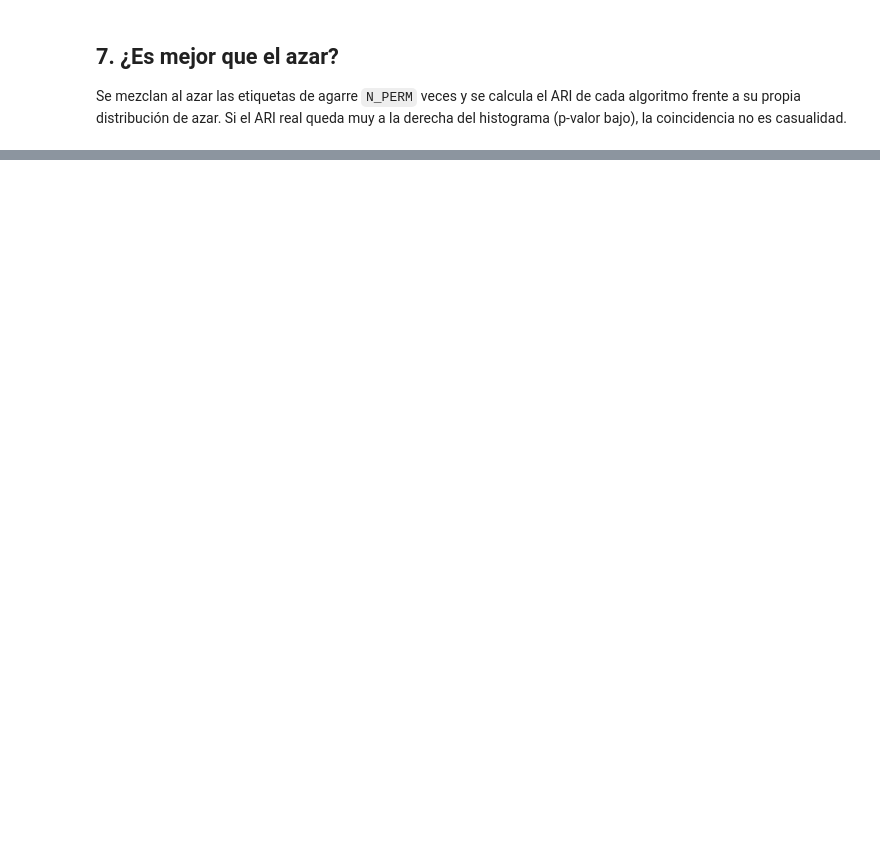
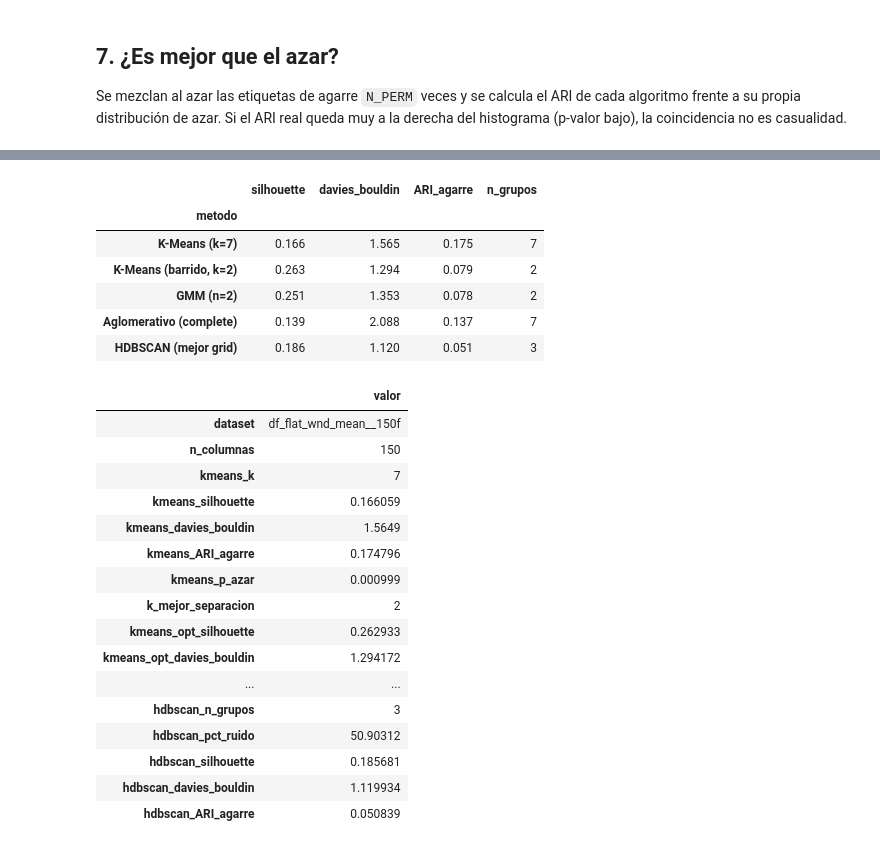
Before and after one commit to mariabda2/sEMG-ArmBand, a Jupyter notebook: notebooks/08_clustering.ipynb, the cells around one changed output, grey strips where cells are left out. Cells and saved outputs as stored; diff of their text form; code cells hidden in the pictures; blank space fills up the shorter version.

```diff
--- a/notebooks/08_clustering.ipynb
+++ b/notebooks/08_clustering.ipynb
@@ -492,13 +611,13 @@ modelos con más grupos para evitar sobreajustar). La línea punteada marca el n
 **Qué mirar:** si el mínimo del BIC cae en 7, los datos "piden" 7 grupos; si cae en un valor
 menor, algunos agarres forman familias indistinguibles.
 # %%
-gmm_df, best_n, gmm_labels, gmm_res = run_gmm(X, y, groups)
+gmm_df, best_n, gmm_labels, gmm_res = run_gmm(X, y)
 plot_gmm_bic(gmm_df, best_n)
 print(f'Mejor n_components según BIC: {best_n}  |  número de agarres: {N_CLASSES}')
 
 display(pd.Series(gmm_res).round(3).to_frame('GMM'))
-gmm_title = (f'GMM n={best_n} — ARI={gmm_res["ARI_agarre"]:.3f} | '
-             f'NMI={gmm_res["NMI_agarre"]:.3f}')
+gmm_title = (f'GMM n={best_n} — Sil={gmm_res["silhouette"]:.3f} | '
+             f'DB={gmm_res["davies_bouldin"]:.3f} | ARI={gmm_res["ARI_agarre"]:.3f}')
 plot_contingency(gmm_labels, gmm_title, 'gmm_tabla')
 plot_clusters_2d(gmm_labels, gmm_title, 'gmm_2d')
 plot_clusters_3d(gmm_labels, gmm_title, 'gmm_3d')
@@ -517,12 +644,12 @@ si difieren mucho, la decisión de agrupar depende del criterio.
 # %%
-agg_df, agg_labels, best_link = run_aglomerativo(X, y, groups, k=N_CLASSES)
+agg_df, agg_labels, best_link = run_aglomerativo(X, y, k=N_CLASSES)
 agg_best = agg_labels[best_link]
 agg_res = agg_df.loc[best_link]
 display(agg_df.round(3))
 plot_agg_linkages(agg_df)
 
-agg_title = (f'Aglomerativo ({best_link}, k={N_CLASSES}) — ARI={agg_res.ARI_agarre:.3f} | '
-             f'NMI={agg_res.NMI_agarre:.3f}')
+agg_title = (f'Aglomerativo ({best_link}, k={N_CLASSES}) — Sil={agg_res.silhouette:.3f} | '
+             f'DB={agg_res.davies_bouldin:.3f} | ARI={agg_res.ARI_agarre:.3f}')
 plot_contingency(agg_best, agg_title, 'aglomerativo_tabla')
 plot_clusters_2d(agg_best, agg_title, 'aglomerativo_2d')
 plot_clusters_3d(agg_best, agg_title, 'aglomerativo_3d')
@@ -580,38 +736,94 @@ este notebook con ese dataset y se comparan los dos `resumen.csv`.
 # %%
 etiquetas = {'kmeans': km_labels, 'gmm': gmm_labels,
              f'aglomerativo_{best_link}': agg_best}
 if best_hdb is not None:
     etiquetas['hdbscan'] = hdb_labels[best_hdb]
 assign = armar_asignaciones(df, etiquetas)
 
+# Tabla-resumen: 3 métricas + nº de grupos por método (PDF + CSV en RESULTS_DIR)
+sweep_best = sweep_df.loc[sweep_df['k'] == best_k].iloc[0]
+tabla_resumen = pd.DataFrame([
+    {'metodo': f'K-Means (k={N_CLASSES})', 'silhouette': km_res['silhouette'],
+     'davies_bouldin': km_res['davies_bouldin'], 'ARI_agarre': km_res['ARI_agarre'],
+     'n_grupos': N_CLASSES},
+    {'metodo': f'K-Means (barrido, k={best_k})', 'silhouette': sweep_best['silhouette'],
+     'davies_bouldin': sweep_best['davies_bouldin'],
+     'ARI_agarre': sweep_best['ARI_agarre'], 'n_grupos': best_k},
+    {'metodo': f'GMM (n={best_n})', 'silhouette': gmm_res['silhouette'],
+     'davies_bouldin': gmm_res['davies_bouldin'], 'ARI_agarre': gmm_res['ARI_agarre'],
+     'n_grupos': best_n},
+    {'metodo': f'Aglomerativo ({best_link})', 'silhouette': float(agg_res.silhouette),
+     'davies_bouldin': float(agg_res.davies_bouldin),
+     'ARI_agarre': float(agg_res.ARI_agarre), 'n_grupos': N_CLASSES},
+    {'metodo': 'HDBSCAN (mejor grid)',
+     'silhouette': np.nan if best_hdb is None else hdb_df.loc[best_hdb, 'silhouette'],
+     'davies_bouldin': np.nan if best_hdb is None else hdb_df.loc[best_hdb, 'davies_bouldin'],
+     'ARI_agarre': np.nan if best_hdb is None else hdb_df.loc[best_hdb, 'ARI_agarre'],
+     'n_grupos': np.nan if best_hdb is None else hdb_df.loc[best_hdb, 'n_grupos']},
+]).set_index('metodo')
+plot_resumen_metricas(tabla_resumen)
+display(tabla_resumen.round(3))
+
 resumen = {
     'dataset': DATASET_TAG,
     'n_columnas': N_FEATURES,
+    'kmeans_k': N_CLASSES,
+    'kmeans_silhouette': km_res['silhouette'],
+    'kmeans_davies_bouldin': km_res['davies_bouldin'],
     'kmeans_ARI_agarre': km_res['ARI_agarre'],
-    'kmeans_NMI_agarre': km_res['NMI_agarre'],
-    'kmeans_ARI_sujeto': km_res['ARI_sujeto'],
-    'kmeans_grupos_por_sujeto': km_res['grupos_por_sujeto'],
     'kmeans_p_azar': p_vals['K-Means'],
     'k_mejor_separacion': best_k,
+    'kmeans_opt_silhouette': sweep_best['silhouette'],
+    'kmeans_opt_davies_bouldin': sweep_best['davies_bouldin'],
+    'kmeans_opt_ARI_agarre': sweep_best['ARI_agarre'],
     'gmm_n_bic': best_n,
+    'gmm_silhouette': gmm_res['silhouette'],
+    'gmm_davies_bouldin': gmm_res['davies_bouldin'],
     'gmm_ARI_agarre': gmm_res['ARI_agarre'],
-    'gmm_NMI_agarre': gmm_res['NMI_agarre'],
     'gmm_p_azar': p_vals['GMM'],
     'agg_linkage': best_link,
+    'agg_silhouette': float(agg_res.silhouette),
+    'agg_davies_bouldin': float(agg_res.davies_bouldin),
     'agg_ARI_agarre': float(agg_res.ARI_agarre),
-    'agg_NMI_agarre': float(agg_res.NMI_agarre),
     'agg_p_azar': p_vals[f'Aglomerativo ({best_link})'],
     'hdbscan_n_grupos': None if best_hdb is None else int(hdb_df.loc[best_hdb, 'n_grupos']),
     'hdbscan_pct_ruido': None if best_hdb is None else hdb_df.loc[best_hdb, '%_ruido'],
+    'hdbscan_silhouette': None if best_hdb is None else hdb_df.loc[best_hdb, 'silhouette'],
+    'hdbscan_davies_bouldin': None if best_hdb is None else hdb_df.loc[best_hdb, 'davies_bouldin'],
     'hdbscan_ARI_agarre': None if best_hdb is None else hdb_df.loc[best_hdb, 'ARI_agarre'],
 }
 guardar_resultados(RESULTS_DIR, resumen, assign, {
     'kmeans_barrido_k': sweep_df,
     'gmm_barrido_n': gmm_df,
     'aglomerativo_linkages': agg_df,
     'hdbscan_metricas': hdb_df,
 })
 display(pd.Series(resumen).to_frame('valor'))
+# %% [output]
+|  | silhouette | davies_bouldin | ARI_agarre | n_grupos |
+| metodo |  |  |  |  |
+| K-Means (k=7) | 0.166 | 1.565 | 0.175 | 7 |
+| K-Means (barrido, k=2) | 0.263 | 1.294 | 0.079 | 2 |
+| GMM (n=2) | 0.251 | 1.353 | 0.078 | 2 |
+| Aglomerativo (complete) | 0.139 | 2.088 | 0.137 | 7 |
+| HDBSCAN (mejor grid) | 0.186 | 1.120 | 0.051 | 3 |
+|  | valor |
+| dataset | df_flat_wnd_mean__150f |
+| n_columnas | 150 |
+| kmeans_k | 7 |
+| kmeans_silhouette | 0.166059 |
+| kmeans_davies_bouldin | 1.5649 |
+| kmeans_ARI_agarre | 0.174796 |
+| kmeans_p_azar | 0.000999 |
+| k_mejor_separacion | 2 |
+| kmeans_opt_silhouette | 0.262933 |
+| kmeans_opt_davies_bouldin | 1.294172 |
+| ... | ... |
+| hdbscan_n_grupos | 3 |
+| hdbscan_pct_ruido | 50.90312 |
+| hdbscan_silhouette | 0.185681 |
+| hdbscan_davies_bouldin | 1.119934 |
+| hdbscan_ARI_agarre | 0.050839 |
 # %% [markdown]
 ## 9. Interpretación
 
```
Also changed, not shown: parts of 17 cells of this notebook, 1 other file.
